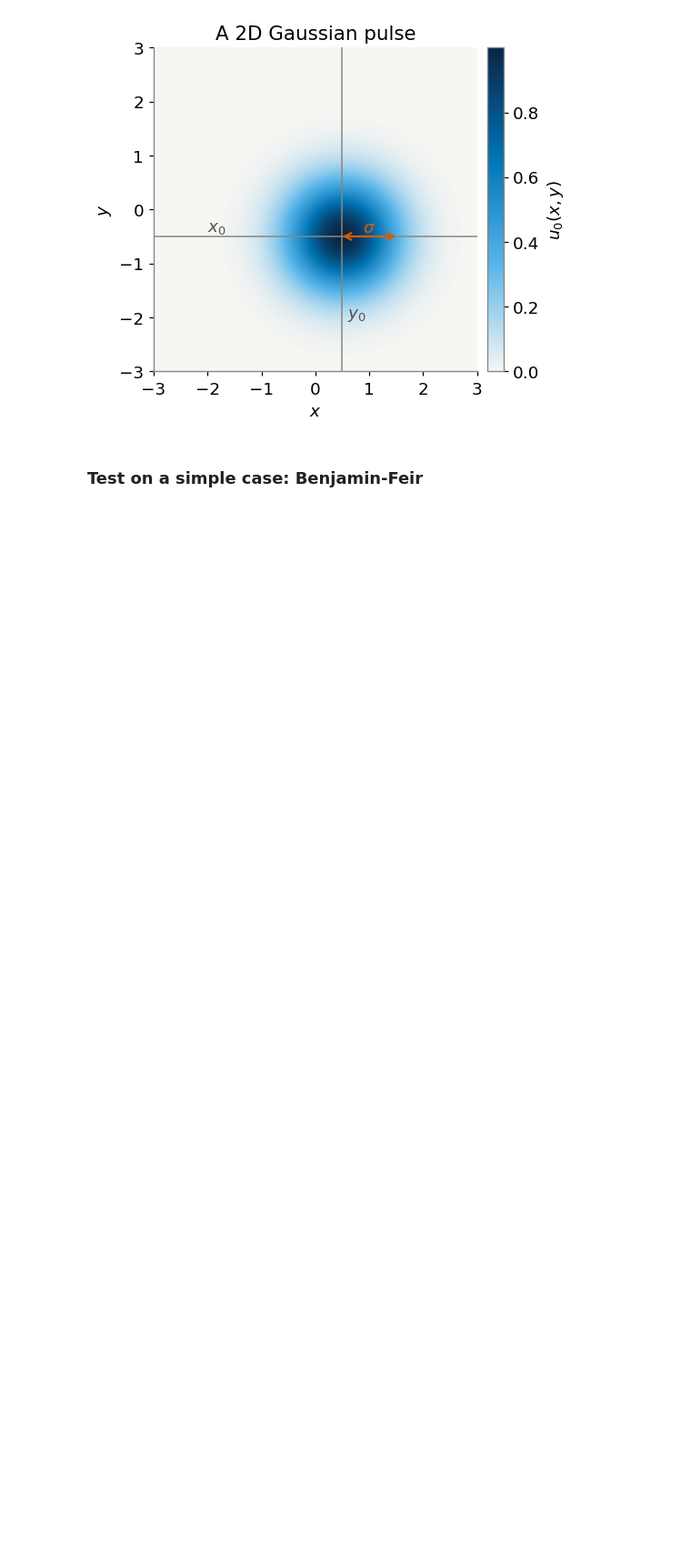
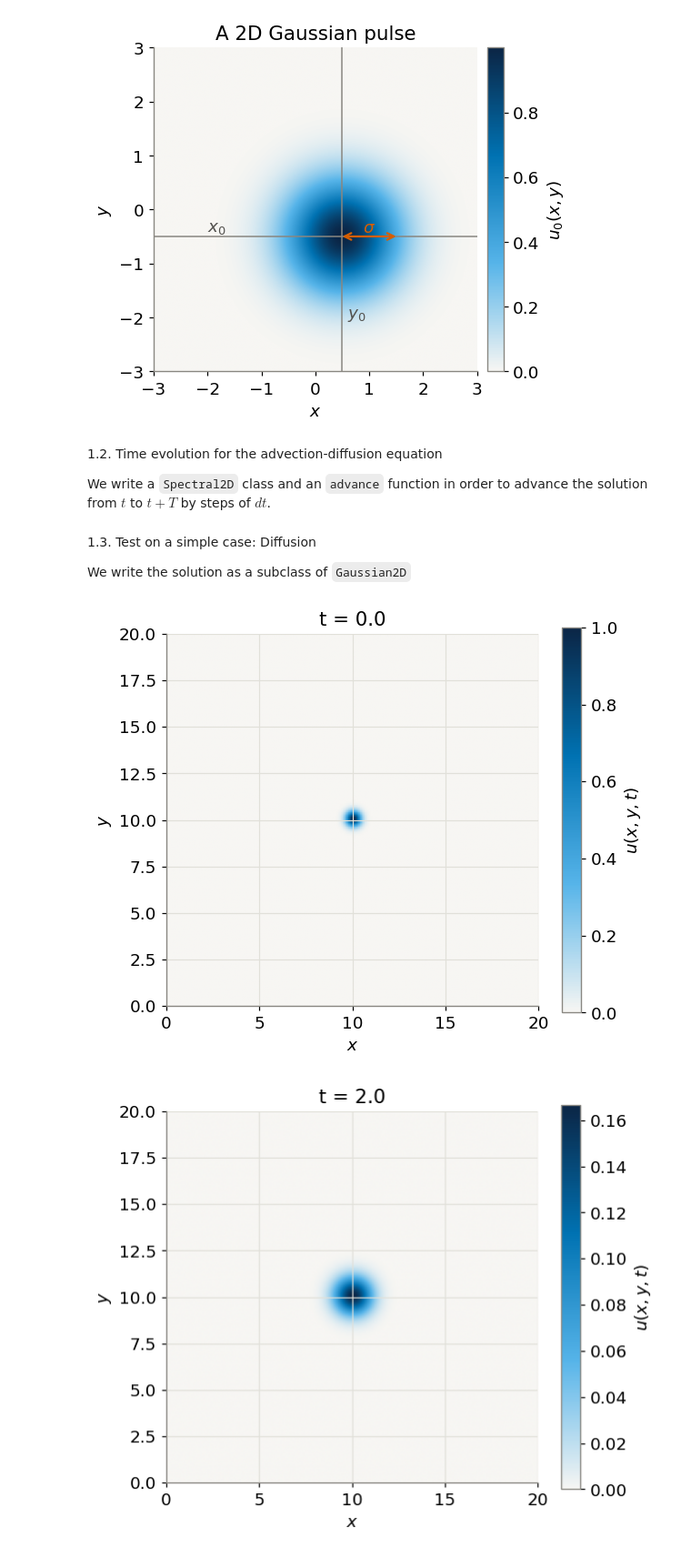
Before and after one commit to EstebanMouzo/3_6_Chaos_Esteban_Mouzo_Damien_Le_Flanchec, a Jupyter notebook: design/chaos_design.ipynb, the cells around one changed output. Shown at 91% size. Saved outputs shown, nothing was run; the diff lists cells and outputs as text; code cells hidden in the pictures; blank space fills up the shorter version.

Commit message:
advection-diffusion equation with spectral method

```diff
--- a/design/chaos_design.ipynb
+++ b/design/chaos_design.ipynb
@@ -74,12 +78,11 @@ def show_spacetime(x: np.ndarray, t: np.ndarray, u: np.ndarray, ax: plt.Axes | N
 # %%
+@dataclass
 class Gaussian2D:
     """A 2D Gaussian pulse of given width and amplitude, centered at (x0, y0)."""
-
-    def __init__(self, width: float, amplitude: float, x0: float, y0: float) -> None:
-        self.width = width
-        self.amplitude = amplitude
-        self.x0 = x0
-        self.y0 = y0
+    width: float
+    amplitude: float
+    x0: float
+    y0: float
 
     def __call__(self, x: np.ndarray, y: np.ndarray) -> np.ndarray:
         return self.amplitude * np.exp(-(((x - self.x0) / self.width) ** 2 + ((y - self.y0) / self.width) ** 2))
@@ -104,3 +107,7 @@ plt.grid(False)
 plt.show()
 # %% [output]
 [figure]
+# %% [markdown]
+1.2. Time evolution for the advection-diffusion equation
+
+We write a `Spectral2D` class and an `advance` function in order to advance the solution from $t$ to $t + T$ by steps of $dt$.
@@ -107,2 +142,41 @@ plt.show()
+# %%
+def advance(spectral: Spectral2D, T: float, n_steps: int) -> None:
+    """Evolve the solution from t to t + T with n_steps steps of size T / n_steps."""
+    dt = T / n_steps
+    for _ in range(n_steps):
+        spectral.step(dt)
 # %% [markdown]
-### Test on a simple case: Benjamin-Feir
+1.3. Test on a simple case: Diffusion
+
+We write the solution as a subclass of `Gaussian2D`
+# %%
+class DiffusingGaussian2D(Gaussian2D):
+    """Exact solution of the diffusion equation on the infinite plane, for a Gaussian initial condition."""
+
+    def __init__(self, width: float, amplitude: float, x0: float, y0: float, D: float) -> None:
+        super().__init__(width, amplitude, x0, y0)
+        self.D = D
+
+    def __call__(self, x: np.ndarray, y: np.ndarray, t: float = 0.0) -> np.ndarray:
+        width_t = np.sqrt(self.width**2 + 4 * self.D * t)
+        return self.amplitude * (self.width / width_t)**2 * np.exp(-(((x - self.x0) / width_t) ** 2 + ((y - self.y0) / width_t) ** 2))
+
+L, n_points, D = 20.0, 256, 0.1
+exact2d = DiffusingGaussian2D(width=0.4, amplitude=1.0, x0=L / 2, y0=L / 2, D=D)
+spectral2d = Spectral2D(L, n_points, D=D, V=0.0)
+spectral2d.initialize(lambda x, y: exact2d(x, y, t=0.0))
+
+# plot at different times:
+times = [0.0, 2.0]
+for t in times:
+    advance(spectral2d, T=t, n_steps=100)
+    plt.figure(figsize=(6, 5))
+    im = plt.imshow(spectral2d.u, origin="lower", extent=(0, L, 0, L), cmap=SEQ_CMAP)
+    plt.title(f"t = {spectral2d.t:.1f}")
+    plt.xlabel("$x$")
+    plt.ylabel("$y$")
+    plt.colorbar(im, label="$u(x, y, t)$")
+    plt.show()
+# %% [output]
+[figure, added]
+[figure, added]
```
Also changed, not shown: parts of 8 cells of this notebook.
